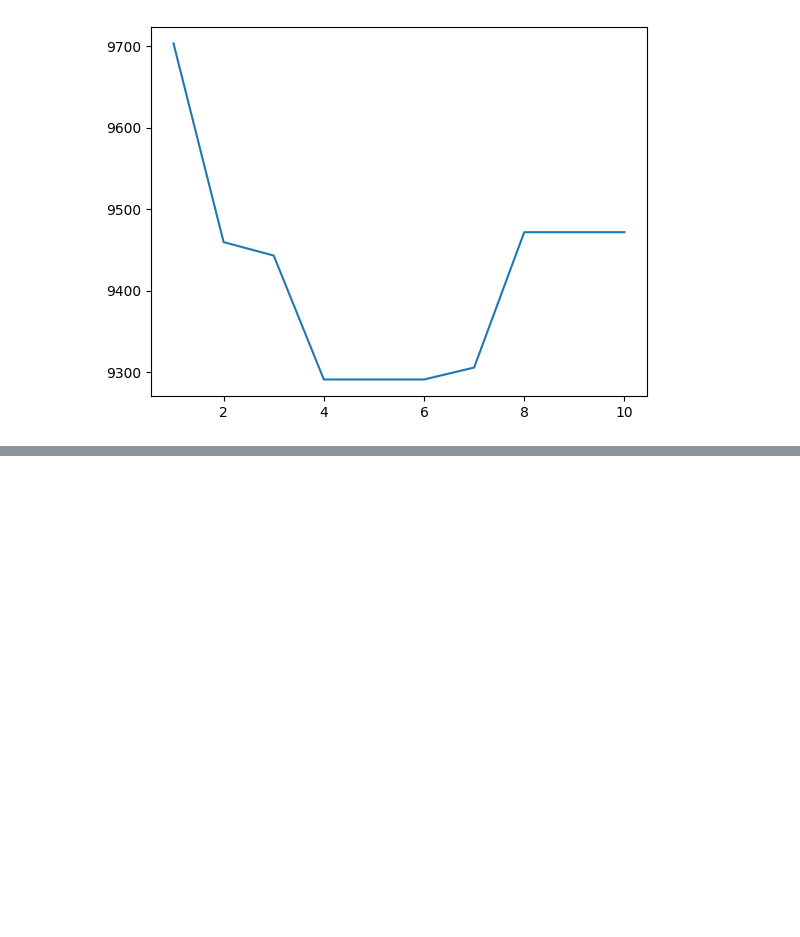
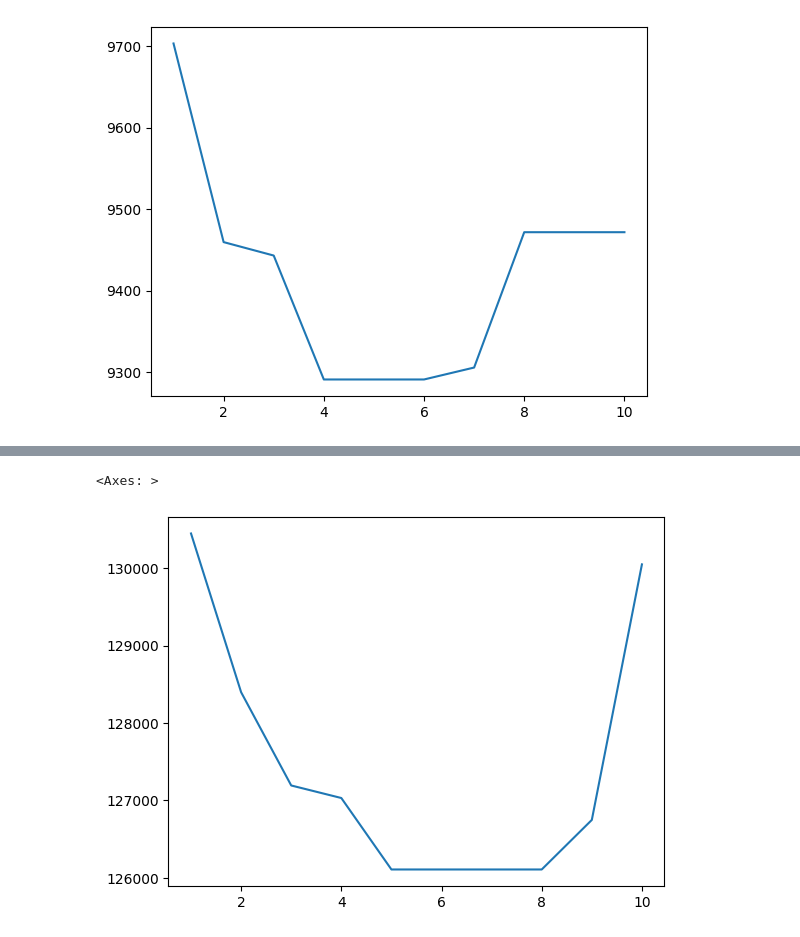
Before and after one commit to ngeeannrobin/SC2001-Project, a Jupyter notebook: sc2001.ipynb, the cells around one changed output, grey strips where cells are left out. Saved outputs shown, nothing was run; the diff lists cells and outputs as text; code cells hidden in the pictures; blank space fills up the shorter version.

```diff
--- a/sc2001.ipynb
+++ b/sc2001.ipynb
@@ -34,3 +44,8 @@ sns.lineplot(data=col_means)
 # %% [output]
 <Axes: >
 [figure]
+# %%
+data10000 = pd.read_csv("./sc2001-1-10000.csv", header=None)
+data10000.drop(data10000.columns[10], axis=1, inplace=True)
+data10000.columns = range(1, 11)
+data10000.head(100)
@@ -36,0 +66,6 @@ sns.lineplot(data=col_means)
+# %%
+import pandas as pd
+
+column_means_10000 = data10000.mean()
+
+print(column_means_10000)
@@ -36,0 +84,5 @@ sns.lineplot(data=col_means)
+# %%
+sns.lineplot(data=column_means_10000)
+# %% [output]
+<Axes: >
+[figure, added]
```
Also changed, not shown: parts of 9 cells of this notebook.
